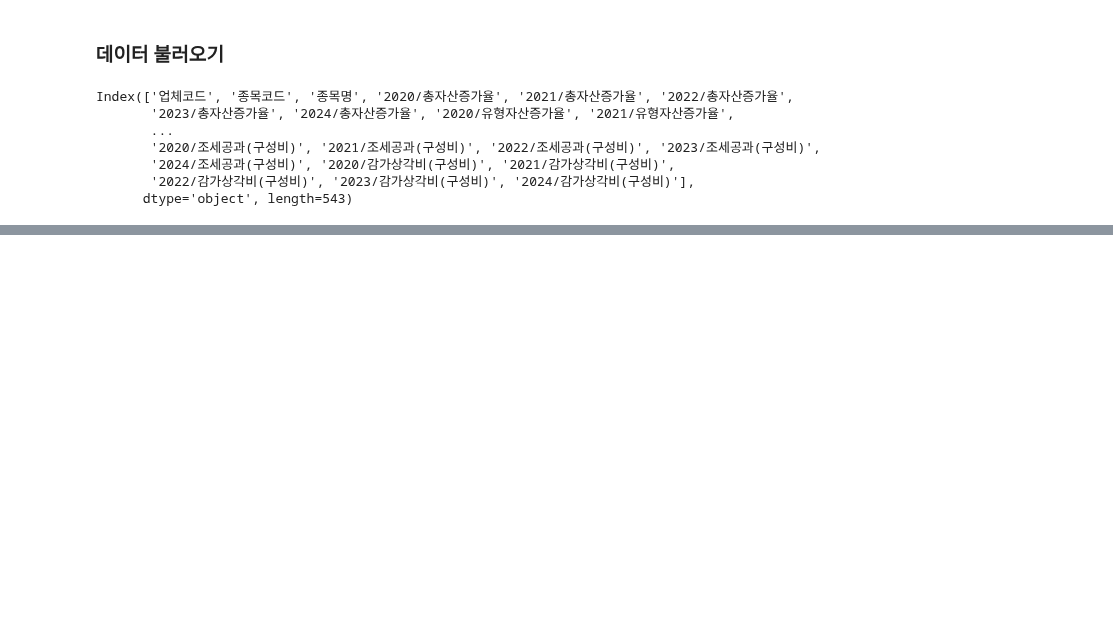
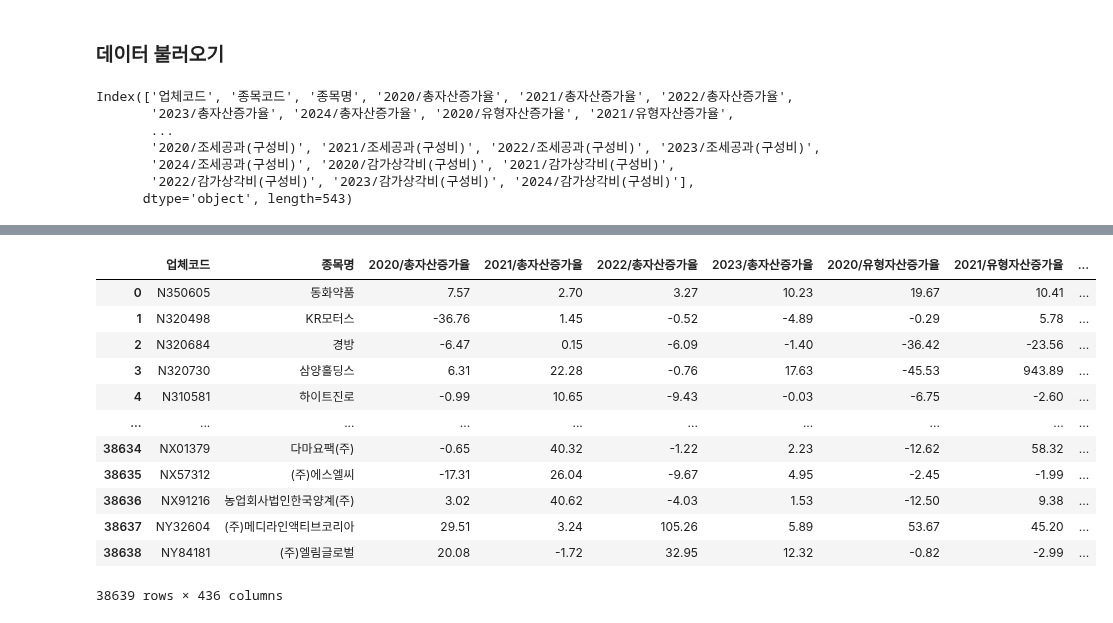
Before and after one commit to BaekJunehong/BIZnFIN, a Jupyter notebook: project/code/shin_eda.ipynb, the cells around one changed output, grey strips where cells are left out. Cells and saved outputs as stored; diff of their text form; code cells hidden in the pictures; blank space fills up the shorter version.

```diff
--- a/project/code/shin_eda.ipynb
+++ b/project/code/shin_eda.ipynb
@@ -274,0 +157,18 @@ data.to_csv("../../project/data/clean_financial_data_eda.csv", index=False, enco
+# %%
+# 종목코드 열 삭제
+data.drop('종목코드', axis=1, inplace=True)
+data
+# %% [output]
+|  | 업체코드 | 종목명 | 2020/총자산증가율 | 2021/총자산증가율 | 2022/총자산증가율 | 2023/총자산증가율 | 2020/유형자산증가율 | 2021/유형자산증가율 | ... |
+| 0 | N350605 | 동화약품 | 7.57 | 2.70 | 3.27 | 10.23 | 19.67 | 10.41 | ... |
+| 1 | N320498 | KR모터스 | -36.76 | 1.45 | -0.52 | -4.89 | -0.29 | 5.78 | ... |
+| 2 | N320684 | 경방 | -6.47 | 0.15 | -6.09 | -1.40 | -36.42 | -23.56 | ... |
+| 3 | N320730 | 삼양홀딩스 | 6.31 | 22.28 | -0.76 | 17.63 | -45.53 | 943.89 | ... |
+| 4 | N310581 | 하이트진로 | -0.99 | 10.65 | -9.43 | -0.03 | -6.75 | -2.60 | ... |
+| ... | ... | ... | ... | ... | ... | ... | ... | ... | ... |
+| 38634 | NX01379 | 다마요팩(주) | -0.65 | 40.32 | -1.22 | 2.23 | -12.62 | 58.32 | ... |
+| 38635 | NX57312 | (주)에스엘씨 | -17.31 | 26.04 | -9.67 | 4.95 | -2.45 | -1.99 | ... |
+| 38636 | NX91216 | 농업회사법인한국양계(주) | 3.02 | 40.62 | -4.03 | 1.53 | -12.50 | 9.38 | ... |
+| 38637 | NY32604 | (주)메디라인액티브코리아 | 29.51 | 3.24 | 105.26 | 5.89 | 53.67 | 45.20 | ... |
+| 38638 | NY84181 | (주)엘림글로벌 | 20.08 | -1.72 | 32.95 | 12.32 | -0.82 | -2.99 | ... |
+38639 rows × 436 columns
```
Also changed, not shown: parts of 35 cells of this notebook.
